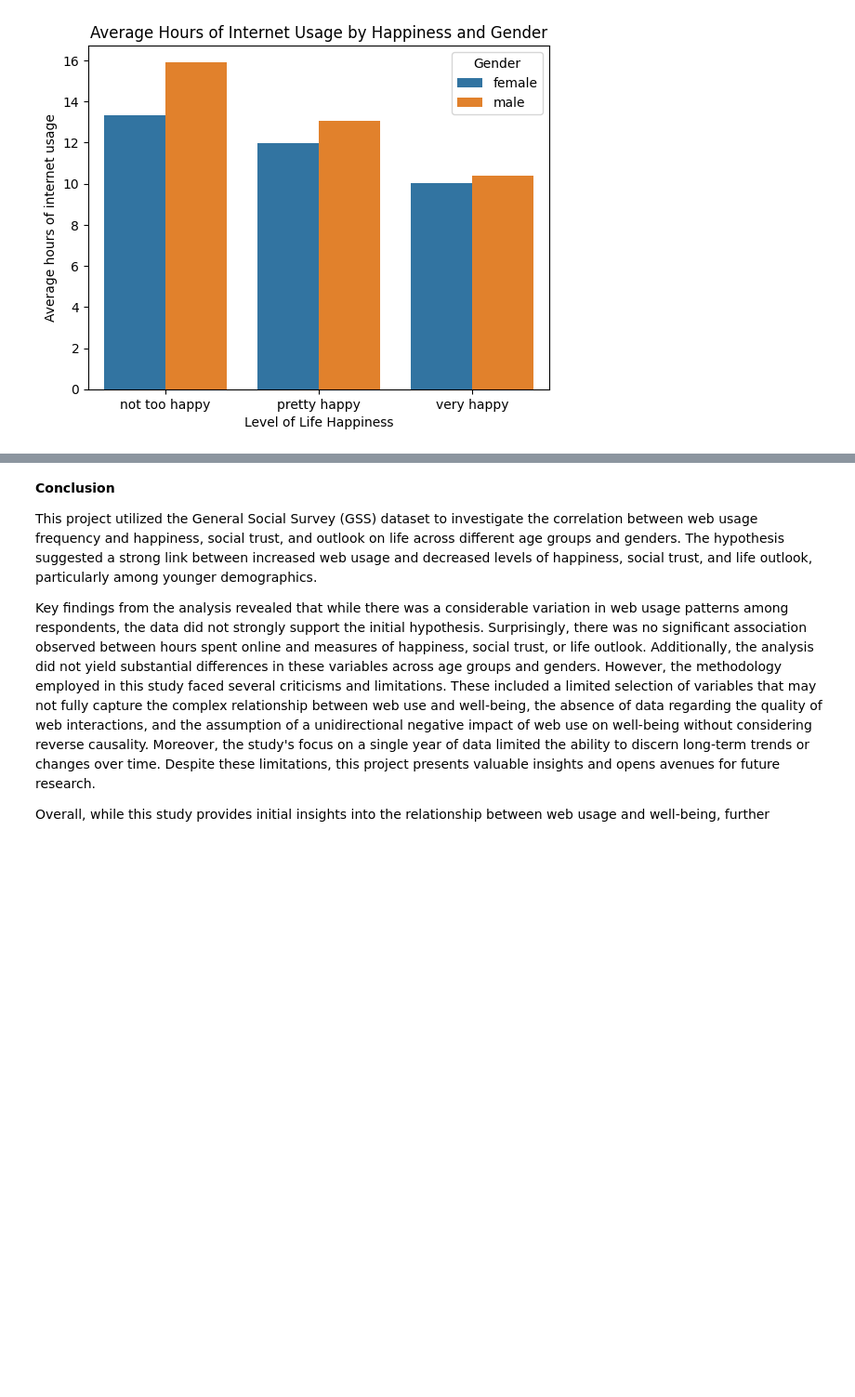
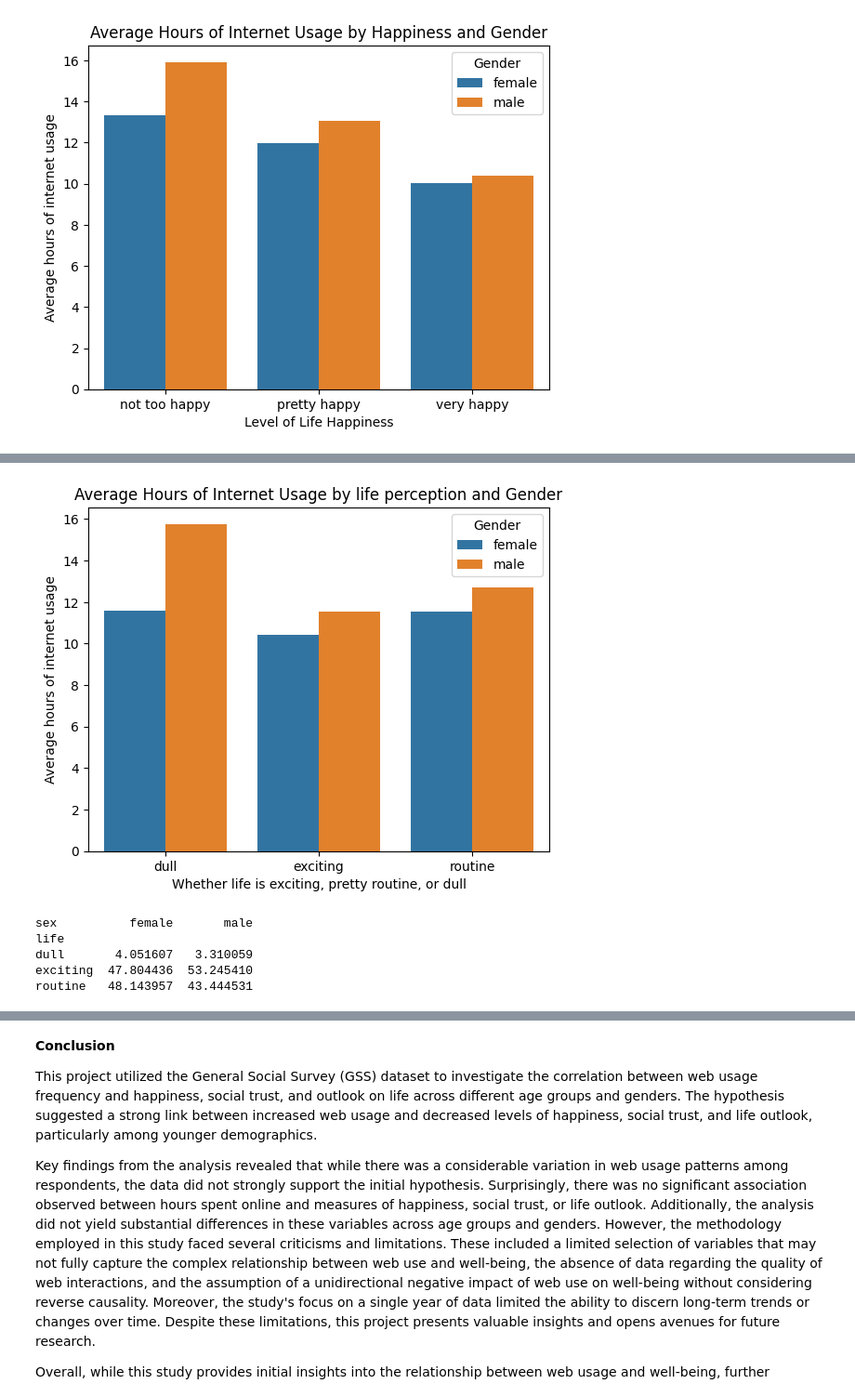
Before and after one commit to JZheng313/EDA, a Jupyter notebook: Project_GSS_WriteUp.ipynb, the cells around one changed output, grey strips where cells are left out. Shown: that part at 93% size. Saved outputs shown, nothing was run; the diff lists cells and outputs as text; code cells hidden in the pictures; blank space fills up the shorter version.

```diff
--- a/Project_GSS_WriteUp.ipynb
+++ b/Project_GSS_WriteUp.ipynb
@@ -126,0 +129,23 @@ plt.show()
+# %%
+
+grouped_data = df.groupby(['life', 'sex']).mean().reset_index()
+
+sns.barplot(data=grouped_data, x='life', y='hours_online', hue='sex')
+
+plt.xlabel('Whether life is exciting, pretty routine, or dull')
+plt.ylabel('Average hours of internet usage')
+plt.title('Average Hours of Internet Usage by life perception and Gender')
+plt.legend(title='Gender')
+
+plt.show()
+# %% [output]
+[figure, added]
+# %%
+frequency_table_percent = pd.crosstab(df['life'], df['sex'], normalize='columns') * 100
+print(frequency_table_percent)
+# %% [output]
+sex          female       male
+life
+dull       4.051607   3.310059
+exciting  47.804436  53.245410
+routine   48.143957  43.444531
```
Also changed, not shown: parts of 6 cells of this notebook.
